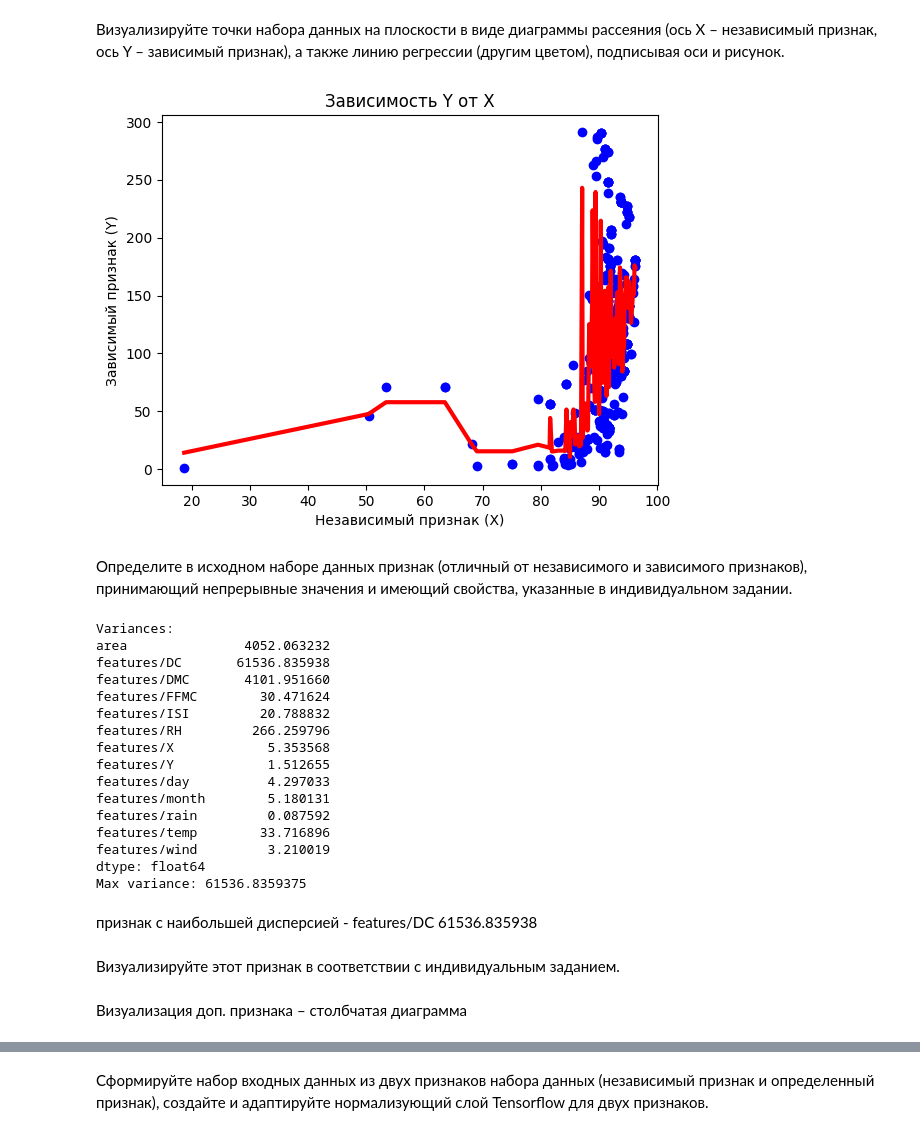
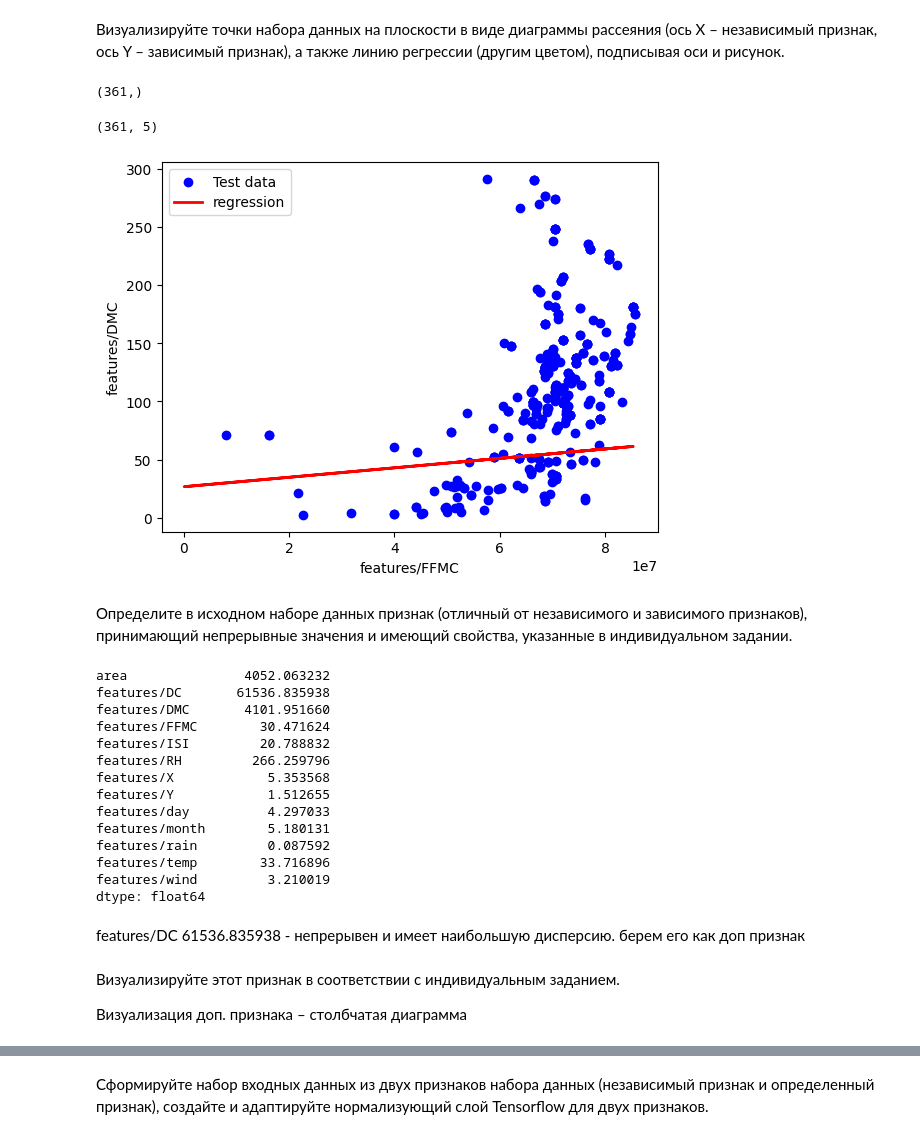
Before and after one commit to kjxeez/machine-learning, a Jupyter notebook: Poly_regression.ipynb, the cells around one changed output, grey strips where cells are left out. Drawn from its saved outputs; the diff is of its cells as text; code cells hidden in the pictures.

```diff
--- a/Poly_regression.ipynb
+++ b/Poly_regression.ipynb
@@ -183,0 +144,4 @@ y_test_preds = xgb_reg.predict(X_test)
+# %%
+y_test_pred = poly_model.predict(np.sort(X_test)).ravel()
+mae_test = mean_absolute_error(y_test, y_test_pred)
+print('Test MAE:', mae_test)
@@ -239,31 +167,31 @@ Text(0.5, 0, 'Эпохи обучения')
 # %% [markdown]
 Визуализируйте точки набора данных на плоскости в виде диаграммы рассеяния (ось X – независимый признак, ось Y – зависимый признак), а также линию регрессии (другим цветом), подписывая оси и рисунок.
-# %%
-plt.scatter(x, y, color='blue')
-X2 = np.hstack([X, X**2]) # соединение массивов по горизонтали
-X2.shape
-xgb_reg.fit(X2, y)
-y_test_preds = xgb_reg.predict(X2)
-# построение линии регрессии
-plt.plot(np.sort(x), y_test_preds[np.argsort(x)], c='r', lw=3);
-
-# подписывание осей и рисунка
-plt.title('Зависимость Y от X')
-plt.xlabel('Независимый признак (X)')
-plt.ylabel('Зависимый признак (Y)')
-plt.show()
-# %% [output]
-[figure, removed]
+# %%
+y_train.shape
+# %% [output]
+(361,)
+# %%
+X_train.shape
+# %% [output]
+(361, 5)
+# %%
+plt.scatter(X_train[:, 4], y_train, color='blue', label='Test data')
+
+plt.plot(X_test[:,4], y_test_pred, color='red', linewidth=2, label='regression')
+
+plt.xlabel('features/FFMC')
+plt.ylabel('features/DMC')
+plt.legend()
+plt.show()
+# %% [output]
+[figure, added]
 # %% [markdown]
 Определите в исходном наборе данных признак (отличный от независимого и зависимого признаков), принимающий непрерывные значения и имеющий свойства, указанные в индивидуальном задании.
 # %%
 variances = df.var()
 max_variance = variances.max()
-print("Variances: ")
 print(variances)
-print("Max variance:", max_variance)
 # %% [output]
-Variances:
 area               4052.063232
 features/DC       61536.835938
 features/DMC       4101.951660
@@ -278,10 +206,9 @@ features/rain         0.087592
 features/temp        33.716896
 features/wind         3.210019
 dtype: float64
-Max variance: 61536.8359375
-# %% [markdown]
-признак с наибольшей дисперсией - features/DC       61536.835938
+# %% [markdown]
+features/DC       61536.835938 - непрерывен и имеет наибольшую дисперсию. берем его как доп признак
 # %% [markdown]
 Визуализируйте этот признак в соответствии с индивидуальным заданием.
+
+Визуализация доп. признака – столбчатая диаграмма
-# %% [markdown]
-Визуализация доп. признака – столбчатая диаграмма
```
Also changed, not shown: parts of 32 cells of this notebook.
